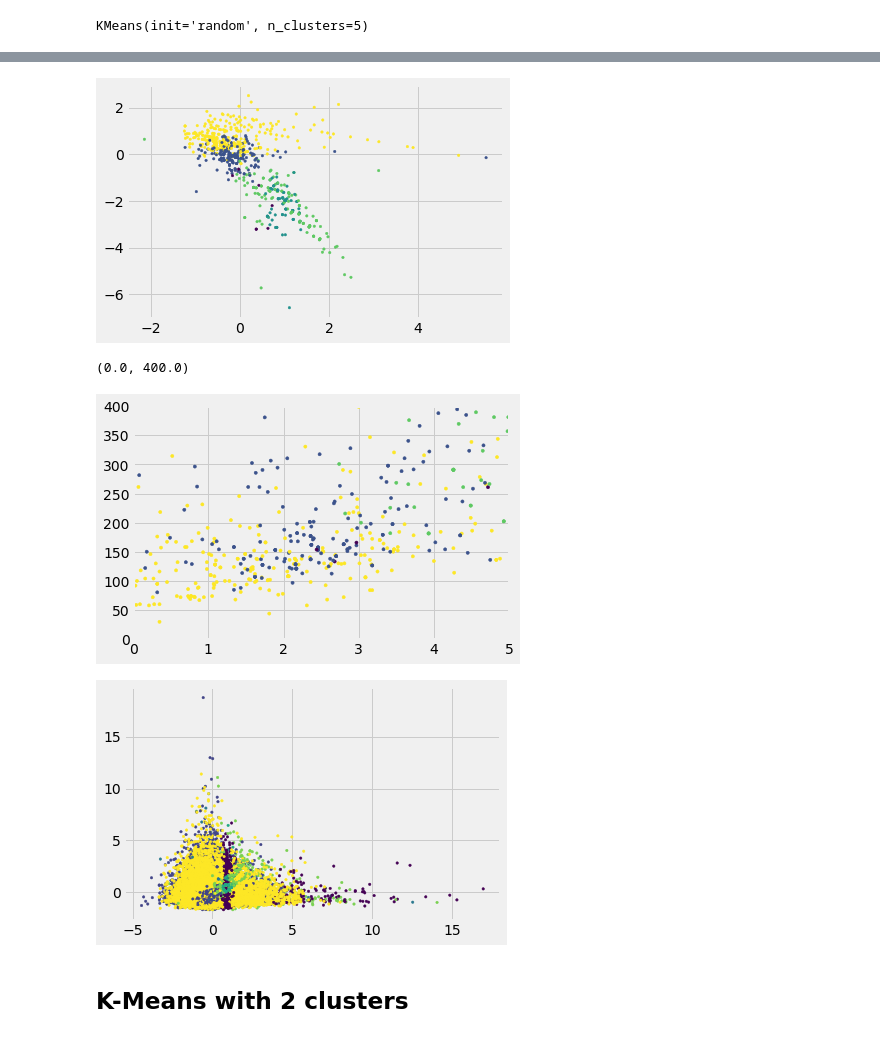
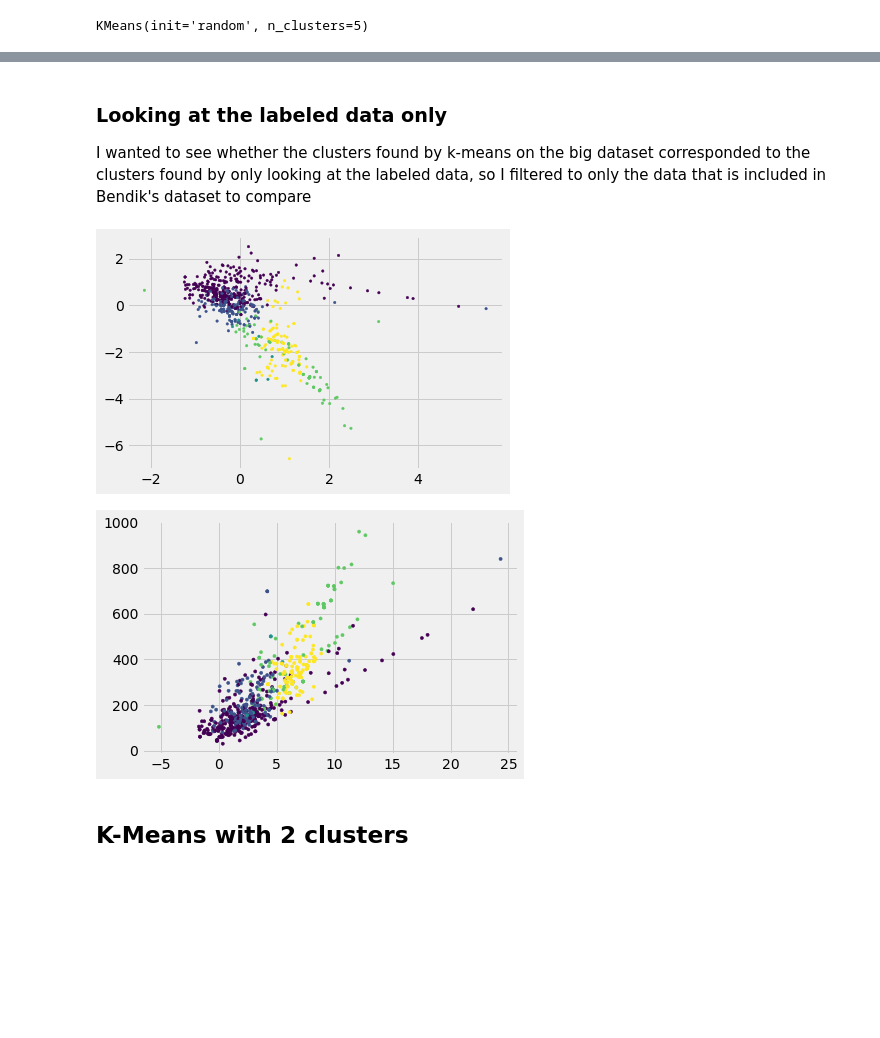
Before and after one commit to hannahgathu/Thesis-Bias-Experiments, a Jupyter notebook: Clustering of big dataset.ipynb, the cells around one changed output, grey strips where cells are left out. Saved outputs shown, nothing was run; the diff lists cells and outputs as text; code cells hidden in the pictures; blank space fills up the shorter version.

```diff
--- a/Clustering of big dataset.ipynb
+++ b/Clustering of big dataset.ipynb
@@ -20,6 +20,8 @@ def read_file(url):
 url = "https://github.com/hannahgathu/Thesis-Data-Visualisations/blob/main/All_Data_Prepped.csv"
 
 df= read_file(url).iloc[:65378,:]
+# %%
+features= df.iloc[:,3:]
 # %% [markdown]
 ## Scaling the features
 # %%
@@ -136,3 +160,6 @@ plt.ylim(-5, 5)
+# %% [markdown]
+### Looking at the labeled data only
+I wanted to see whether the clusters found by k-means on the big dataset corresponded to the clusters found by only looking at the labeled data, so I filtered to only the data that is included in Bendik's dataset to compare
 # %%
 is_labeled=df.iloc[:,32]
 # %%
@@ -140,22 +167,16 @@ is_labeled=df.iloc[:,32]
 scaled_features_labeled = scaled_features[is_labeled == 1]
 features_labeled = features.to_numpy()[is_labeled == 1]
 kmeans_labels_labeled = kmeans.labels_[is_labeled == 1]
-#Showing PBT concern data only
+
+#Showing PBT concern data only: log kow vs BIOWIN4
 plt.scatter(scaled_features_labeled[:, 12], scaled_features_labeled[:, 9], s=6,c=kmeans_labels_labeled, cmap='viridis');
 # %% [output]
-[figure, old version]
+[figure, new version]
 # %%
 #Showing PBT concern data only: log kow vs MW
 plt.scatter(features_labeled[:, 12], features_labeled[:, 26], s=10,c=kmeans_labels_labeled, cmap='viridis');
-plt.xlim(0, 5)
-plt.ylim(0, 400)
 # %% [output]
-(0.0, 400.0)
-[figure, old version]
+[figure, new version]
-# %%
-plt.scatter(scaled_features[:, 12], scaled_features[:, 26], s=6, c=kmeans.labels_, cmap='viridis');
-# %% [output]
-[figure, old version]
 # %% [markdown]
 ## K-Means with 2 clusters
 # %%
```
Also changed, not shown: parts of 22 cells of this notebook, 1 other file.
